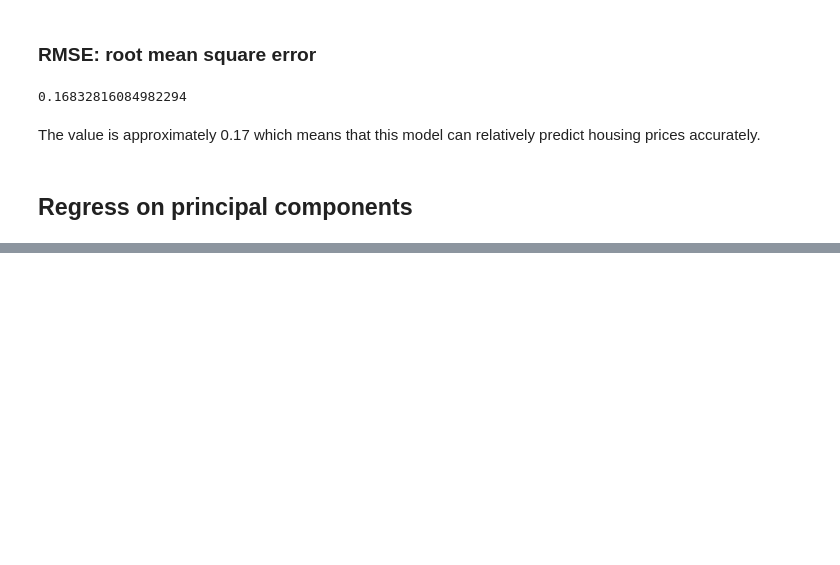
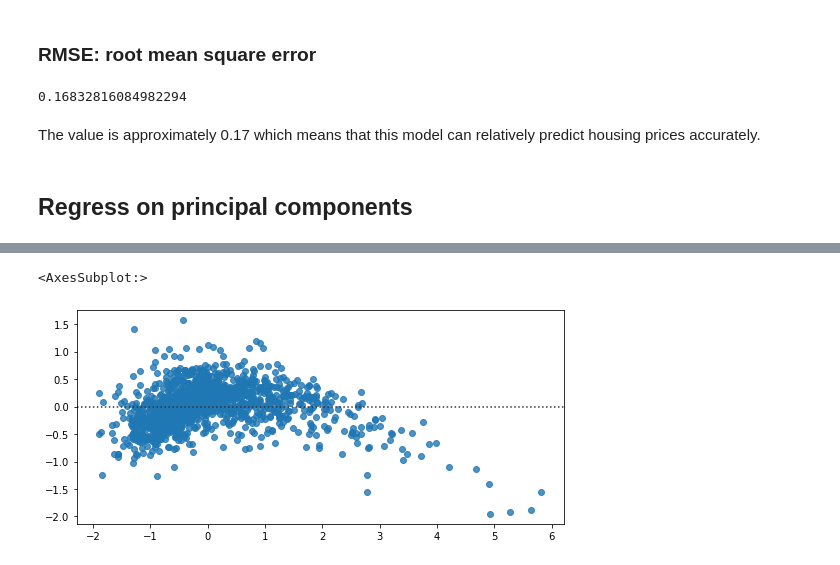
Before and after one commit to Steve-Desilets/MSDS-422-Module-2-Assignment, a Jupyter notebook: Module 2 Assignment - Group 3.ipynb, the cells around one changed output, grey strips where cells are left out. Cells and saved outputs as stored; diff of their text form; code cells hidden in the pictures; blank space fills up the shorter version.

```diff
--- a/Module 2 Assignment - Group 3.ipynb
+++ b/Module 2 Assignment - Group 3.ipynb
@@ -1063,0 +1069,10 @@ Text(0.5, 1.0, 'Sale Price vs Predicted Sale Price')
+# %%
+# Residuals
+
+sns.residplot(x=y_scale, y=y_pred)
+
+# the residuals appear to have a nonlinear relationship
+# try log of y
+# %% [output]
+<AxesSubplot:>
+[figure, added]
```
Also changed, not shown: parts of 10 cells of this notebook.
